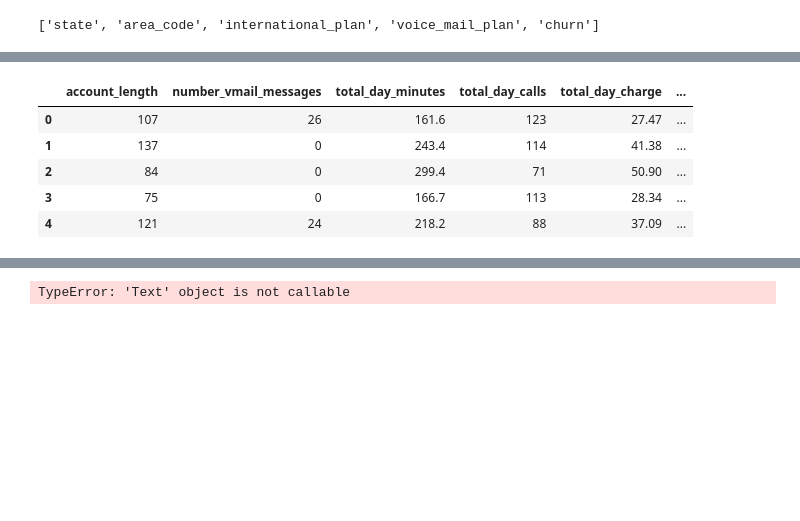
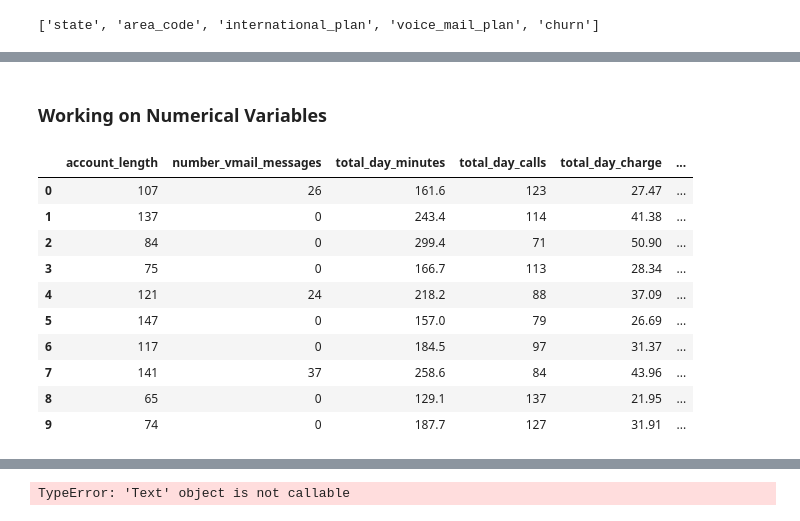
Before and after one commit to Gifted-Dev/customerChurn_prediction, a Jupyter notebook: notebooks/EDA.ipynb, the cells around one changed output, grey strips where cells are left out. Cells and saved outputs as stored; diff of their text form; code cells hidden in the pictures; blank space fills up the shorter version.

```diff
--- a/notebooks/EDA.ipynb
+++ b/notebooks/EDA.ipynb
@@ -192,13 +141,20 @@ plt.show()
+# %% [markdown]
+### Working on Numerical Variables
 # %%
 # selecting numerical variables
 
 df_num = df.select_dtypes(['int', 'float'])
 
-df_num.head()
+df_num.head(10)
 # %% [output]
 |  | account_length | number_vmail_messages | total_day_minutes | total_day_calls | total_day_charge | ... |
 | 0 | 107 | 26 | 161.6 | 123 | 27.47 | ... |
 | 1 | 137 | 0 | 243.4 | 114 | 41.38 | ... |
 | 2 | 84 | 0 | 299.4 | 71 | 50.90 | ... |
 | 3 | 75 | 0 | 166.7 | 113 | 28.34 | ... |
 | 4 | 121 | 24 | 218.2 | 88 | 37.09 | ... |
+| 5 | 147 | 0 | 157.0 | 79 | 26.69 | ... |
+| 6 | 117 | 0 | 184.5 | 97 | 31.37 | ... |
+| 7 | 141 | 37 | 258.6 | 84 | 43.96 | ... |
+| 8 | 65 | 0 | 129.1 | 137 | 21.95 | ... |
+| 9 | 74 | 0 | 187.7 | 127 | 31.91 | ... |
```
Also changed, not shown: parts of 15 cells of this notebook.
